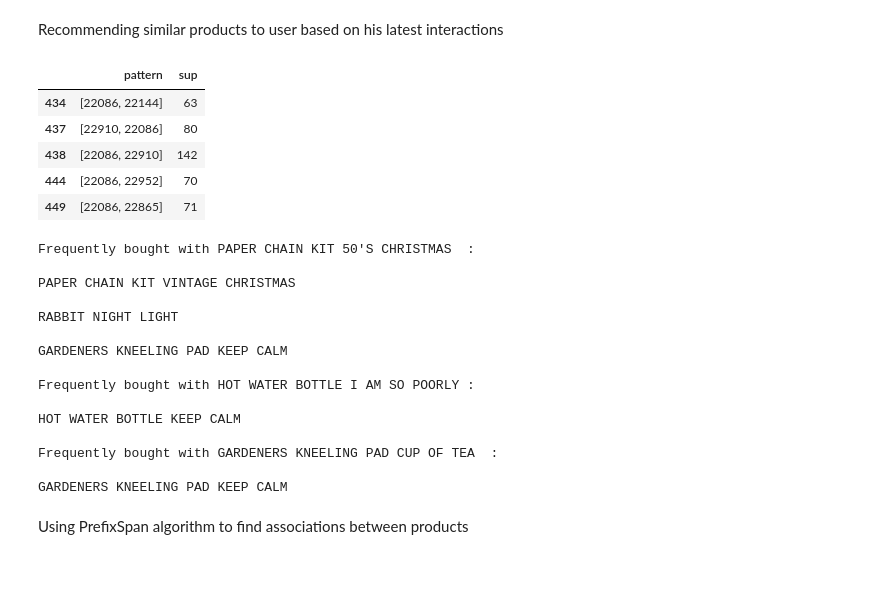
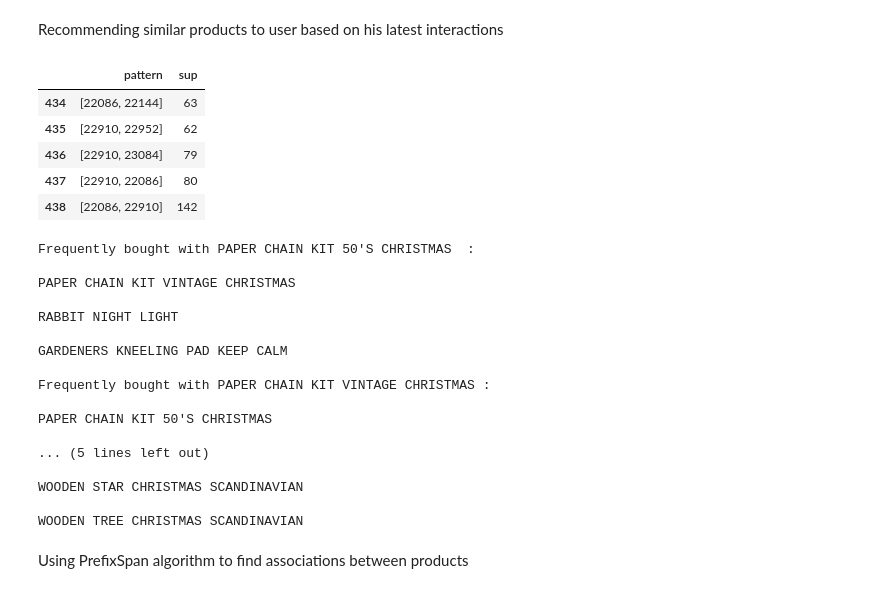
Before and after one commit to Kristina-A/SequenceAwareRecommenderSystem, a Jupyter notebook: Sequence-AwareRecommenderSystem.ipynb, the cells around one changed output. Saved outputs shown, nothing was run; the diff lists cells and outputs as text; code cells hidden in the pictures.

```diff
--- a/Sequence-AwareRecommenderSystem.ipynb
+++ b/Sequence-AwareRecommenderSystem.ipynb
@@ -120,25 +122,25 @@ Post-processing completed.
 # %% [markdown]
 Recommending similar products to user based on his latest interactions
 # %%
-session = ['85123A', '22910', '22086', '22835', '23300']
+session = ['85123A', '22835', '22086', '22910', '22577']
 recent_products = session[-3:]
 
 # create product-ID and product-description dictionary
 products_dict = filtered_data.groupby('StockCode')['Description'].apply(list).to_dict()
 
 # get itemsets that contain products from current session
 filtered_GSP = df_GSP[df_GSP.pattern.map(lambda x: np.isin(x, recent_products).any())]
 
 recommended = recommend(recent_products, filtered_GSP)
 
 filtered_GSP.head()
 # %% [output]
 |  | pattern | sup |
 | 434 | [22086, 22144] | 63 |
+| 435 | [22910, 22952] | 62 |
+| 436 | [22910, 23084] | 79 |
 | 437 | [22910, 22086] | 80 |
 | 438 | [22086, 22910] | 142 |
-| 444 | [22086, 22952] | 70 |
-| 449 | [22086, 22865] | 71 |
 # %%
 print_recommendations(recommended, products_dict, 3)
 # %% [output]
@@ -150,13 +152,15 @@ RABBIT NIGHT LIGHT
 
 GARDENERS KNEELING PAD KEEP CALM
 
-Frequently bought with HOT WATER BOTTLE I AM SO POORLY :
+Frequently bought with PAPER CHAIN KIT VINTAGE CHRISTMAS :
 
-HOT WATER BOTTLE KEEP CALM
+PAPER CHAIN KIT 50'S CHRISTMAS
 
-Frequently bought with GARDENERS KNEELING PAD CUP OF TEA  :
+... (5 lines left out)
 
-GARDENERS KNEELING PAD KEEP CALM
+WOODEN STAR CHRISTMAS SCANDINAVIAN
+
+WOODEN TREE CHRISTMAS SCANDINAVIAN
 # %% [markdown]
 Using PrefixSpan algorithm to find associations between products
 # %%
```
Also changed, not shown: parts of 11 cells of this notebook.
